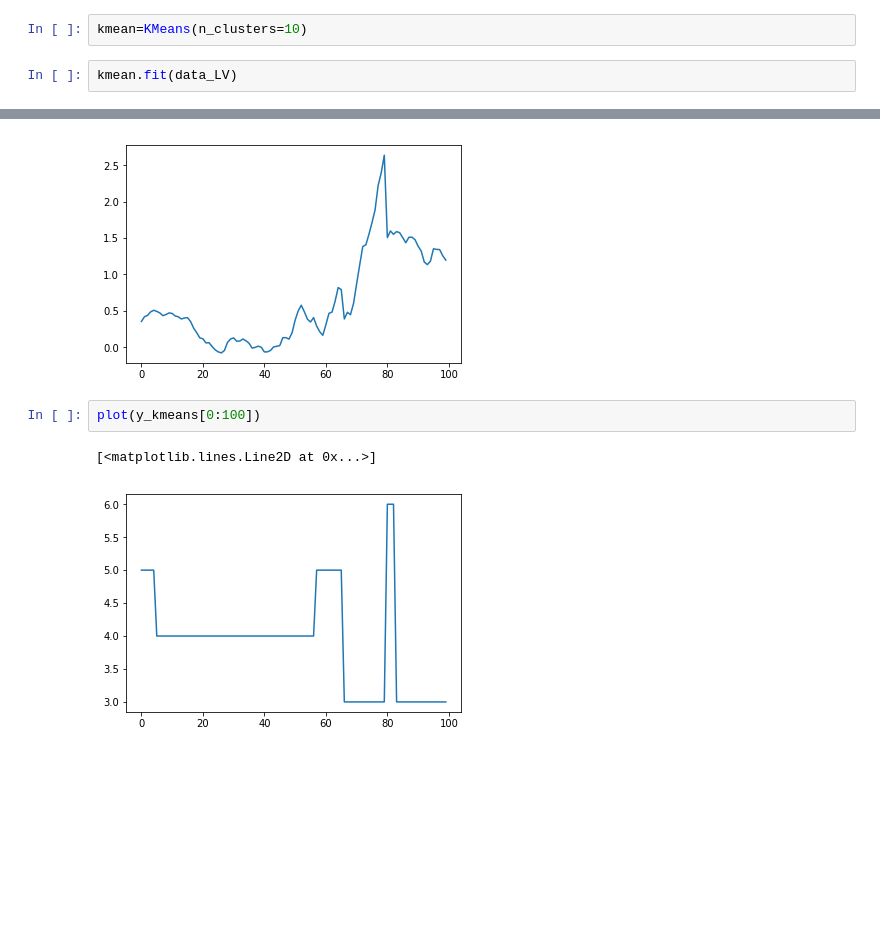
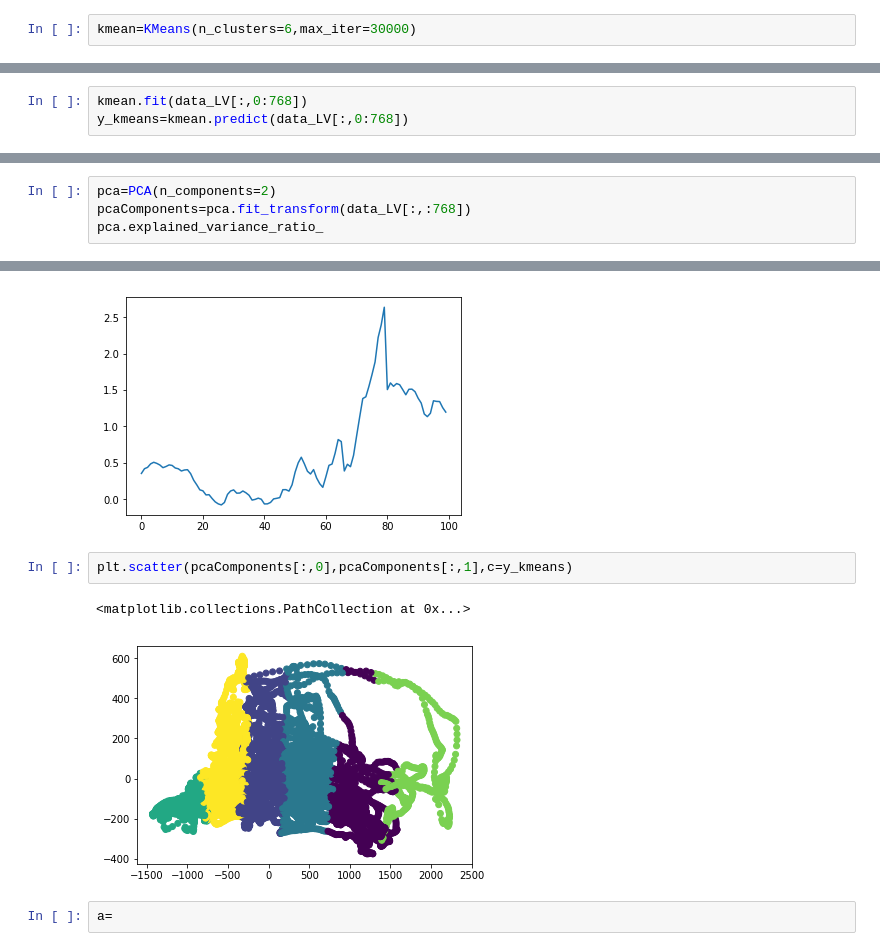
Before and after one commit to Max-Mobility/Human-Activity-Recognition, a Jupyter notebook: K-mean Clustering.ipynb, the cells around one changed output, grey strips where cells are left out. Drawn from its saved outputs; the diff is of its cells as text; blank space fills up the shorter version.

Commit message:
decrease the model size by half and re trained the model; change the k-means settings max_iter from 300 to 30000

```diff
--- a/K-mean Clustering.ipynb
+++ b/K-mean Clustering.ipynb
@@ -53,4 +55,2 @@ data_LV=np.concatenate((gyro_LV,linearAcc_LV,gravity_LV,game_LV,gyroFFT_LV,linea
 # %%
-kmean=KMeans(n_clusters=10)
+kmean=KMeans(n_clusters=6,max_iter=30000)
-# %%
-kmean.fit(data_LV)
@@ -63,3 +57,6 @@ y_kmeans=kmean.predict(data_LV)
+# %%
+kmean.fit(data_LV[:,0:768])
+y_kmeans=kmean.predict(data_LV[:,0:768])
 # %%
 data_LV.shape
 # %% [output]
@@ -68,3 +65,7 @@ data_LV.shape
 np.save('./data_LV.npy',data_LV)
 # %%
 np.save('./y_kmeans.npy',y_kmeans)
+# %%
+pca=PCA(n_components=2)
+pcaComponents=pca.fit_transform(data_LV[:,:768])
+pca.explained_variance_ratio_
@@ -81,8 +96,10 @@ plot(data_LV[0:100,9])
 # %% [output]
 [<matplotlib.lines.Line2D at 0x...>]
 [figure]
-# %%
-plot(y_kmeans[0:100])
-# %% [output]
-[<matplotlib.lines.Line2D at 0x...>]
-[figure, removed]
+# %%
+plt.scatter(pcaComponents[:,0],pcaComponents[:,1],c=y_kmeans)
+# %% [output]
+<matplotlib.collections.PathCollection at 0x...>
+[figure, added]
+# %%
+a=
```
Also changed, not shown: parts of 10 cells of this notebook, 10 other files.
